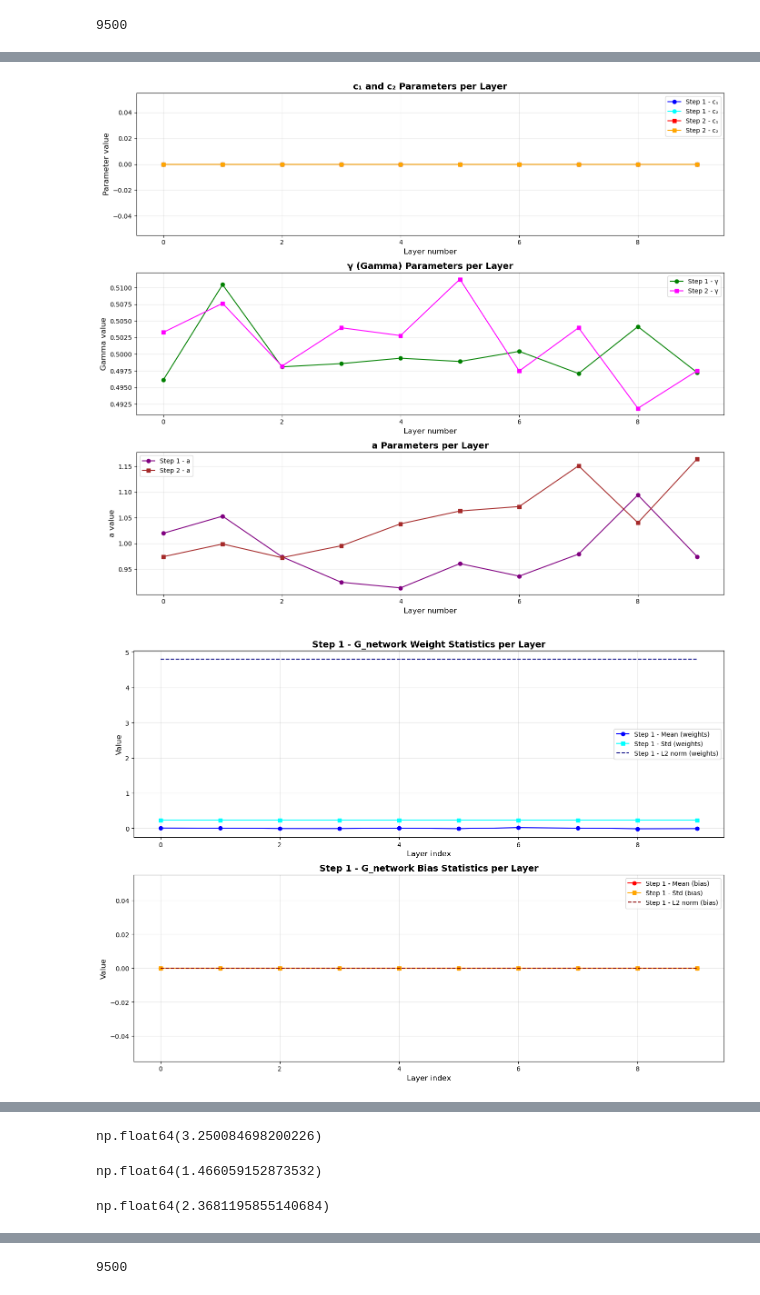
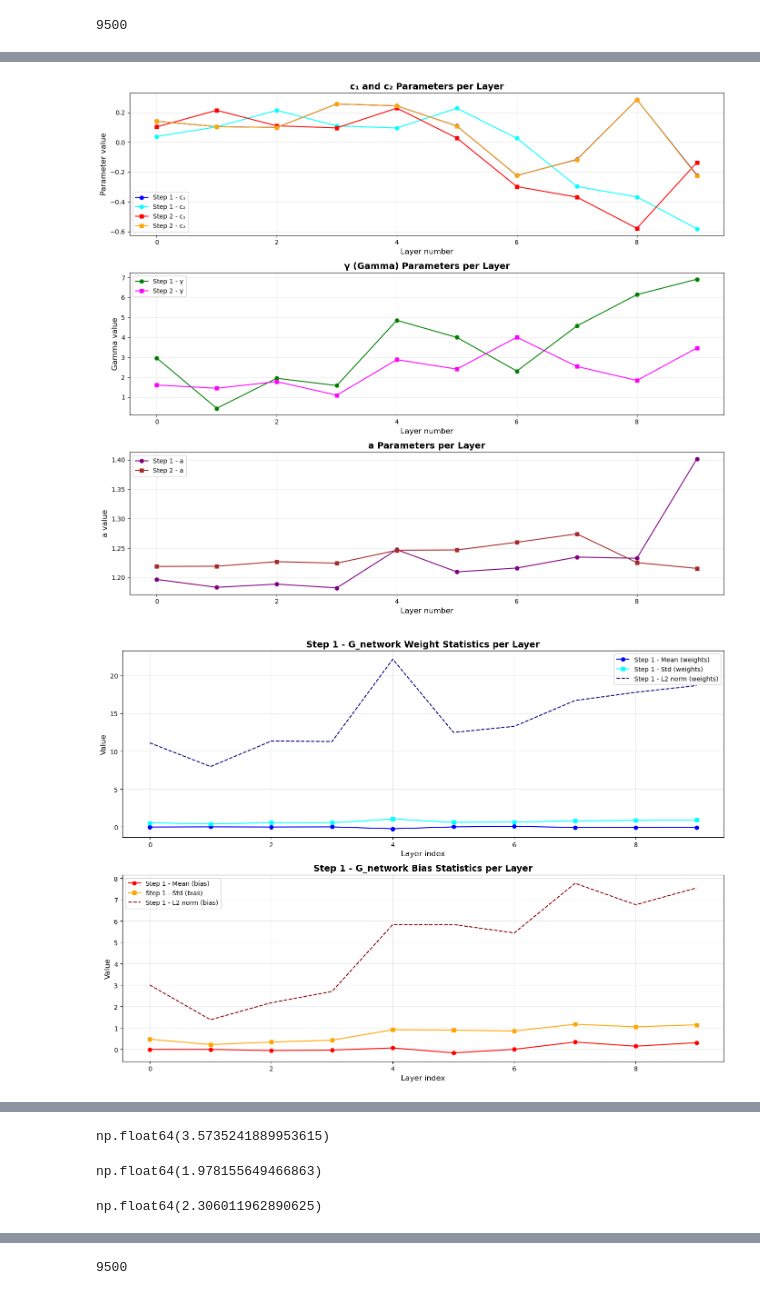
Before and after one commit to thomasGR9/Hamilton_Jacobi_NN, a Jupyter notebook: training_results.ipynb, the cells around one changed output, grey strips where cells are left out. Saved outputs shown, nothing was run; the diff lists cells and outputs as text; code cells hidden in the pictures.

```diff
--- a/training_results.ipynb
+++ b/training_results.ipynb
@@ -205,19 +208,35 @@ mapping_net = SimpleStackedHamiltonianNetwork(
 
         # Architectural choices
     use_bias = True,
+    use_layer_norm = False,
 
-        # Input/Output parameters
+    # Input/Output parameters
     input_dim = 2,  # x or u and t
     output_dim = 1,  # scalar G or F
     a_eps_min= 0.5,  # Minimum value for a
     a_eps_max= 2,  # Maximum value for a
     a_k= 0.1,
-    a_innit=1.0,
-    gamma_innit=5.0,
+
+    step_1_a_mean_innit= 1.2,
+    step_2_a_mean_innit= 1.2,
+    std_to_mean_ratio_a_mean_init= 0.0,
+
+    step_1_gamma_mean_innit= 0.5,
+    step_2_gamma_mean_innit= 0.5,
+    std_to_mean_ratio_gamma_mean_init= 0.0,
+
+    step_1_c1_mean_innit= 0.0,
+    step_2_c1_mean_innit= 0.0,
+    std_to_mean_ratio_c1_mean_init= 1.0,
+
+    step_1_c2_mean_innit= 0.0,
+    step_2_c2_mean_innit= 0.0,
+    std_to_mean_ratio_c2_mean_init= 1.0,
+
     bound_innit=0.0,
 ).to(device)
 
-checkpoint_path = os.path.join(save_dir_path, "checkpoint_epoch_700.pt")
+checkpoint_path = os.path.join(save_dir_path, "best_model.pt")
 
 load_checkpoint(path=checkpoint_path, mapping_net=mapping_net, device=device, optimizer=None, scheduler=None)
 
@@ -274,5 +324,5 @@ Observed time points: [0.]
 # %%
-param_data = analyze_mapping_net(mapping_net_test, return_lists=True)
+param_data = analyze_mapping_net(mapping_net, return_lists=True)
 # %% [output]
-[figure, old version]
+[figure, new version]
-[figure, old version]
+[figure, new version]
@@ -280,15 +330,15 @@ param_data = analyze_mapping_net(mapping_net_test, return_lists=True)
 # %%
 np.array(param_data['step_1_gamma_values']).mean()
 # %% [output]
-np.float64(3.250084698200226)
+np.float64(3.5735241889953615)
 # %%
 np.array(param_data['step_1_gamma_values']).std()
 # %% [output]
-np.float64(1.466059152873532)
+np.float64(1.978155649466863)
 # %%
 np.array(param_data['step_2_gamma_values']).mean()
 # %% [output]
-np.float64(2.3681195855140684)
+np.float64(2.306011962890625)
 # %%
 np.array(param_data['step_2_gamma_values']).std()
 # %% [output]
```
Also changed, not shown: parts of 35 cells of this notebook, 1 other file.
